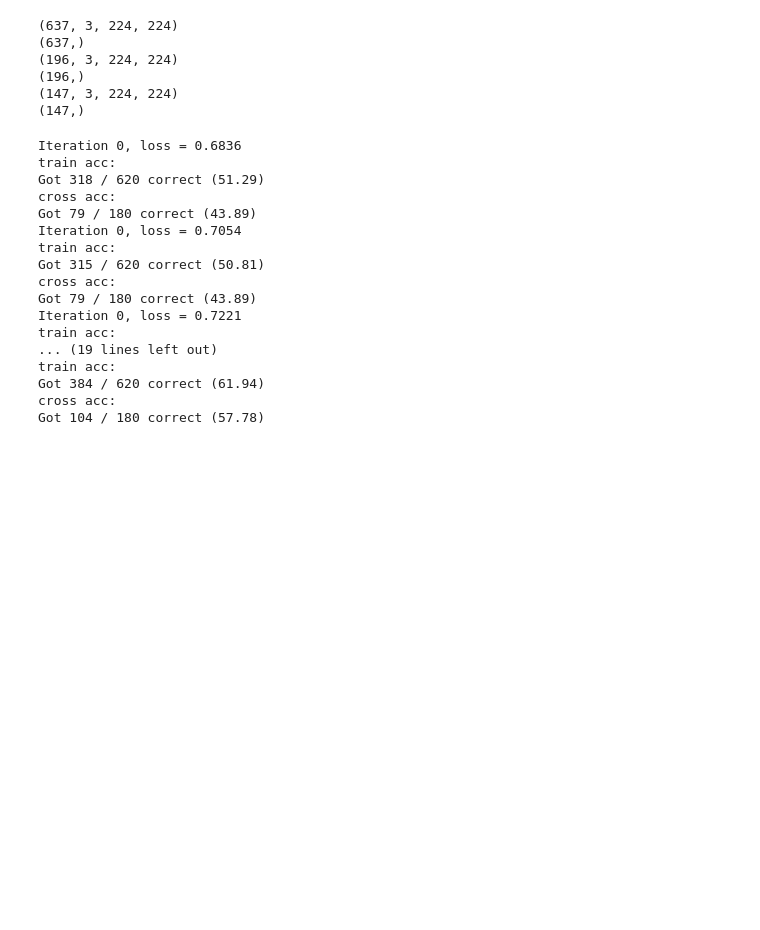
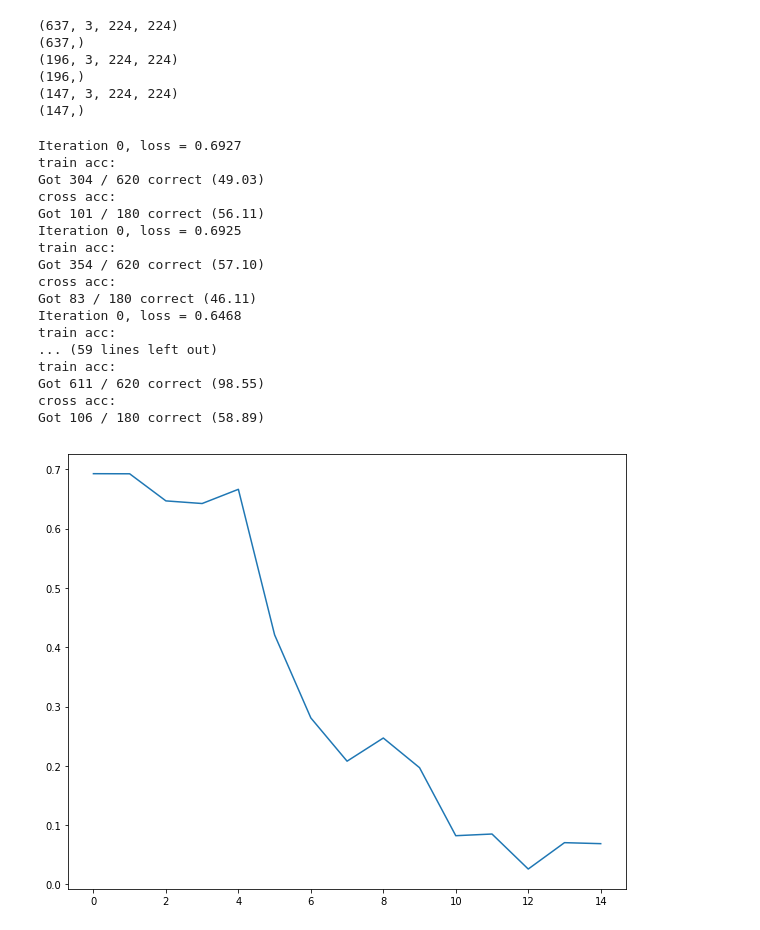
Before and after one commit to crw2998/231N-project, a Jupyter notebook: LSTM-attention-decreased-parameters.ipynb, the cells around one changed output. Saved outputs shown, nothing was run; the diff lists cells and outputs as text; code cells hidden in the pictures; blank space fills up the shorter version.

```diff
--- a/LSTM-attention-decreased-parameters.ipynb
+++ b/LSTM-attention-decreased-parameters.ipynb
@@ -159,8 +159,8 @@ def train(m, optimizer, epochs=15):
     return loss_arr
 # %%
 attn_channel_1 = 32
-attn_channel_2 = 96
-attn_channel_3 = 128
+attn_channel_2 = 64
+attn_channel_3 = 96
 n_class=2
 
 class FeatureExtraction(nn.Module):
@@ -199,7 +199,7 @@ class Downsample(nn.Module):
         return self.model(x)
 # %%
 n_class = 2
-C, H, W = 128, 28, 28
+C, H, W = 96, 28, 28
 
 class MapToClass(nn.Module):
     def __init__(self):
@@ -207,14 +207,14 @@ class MapToClass(nn.Module):
 
         self.model = nn.Sequential(
             Flatten(),
-            nn.Linear(second_downsample_layer * H * W, n_class),
+            nn.Linear(C * H * W, n_class),
         )
 
     def forward(self, x):
         return self.model(x)
 # %%
 filter_size=5
-C, H, W = 128, 28, 28
+C, H, W = 96, 28, 28
 
 class AttentiveConvLSTM(nn.Module):
     def __init__(self):
@@ -305,43 +305,44 @@ num_classes = 2
 model = nn.Sequential(
     FeatureExtraction(),
     AttentiveConvLSTM(), # outputs attention map
-    Downsample(),
+   # Downsample(),
     MapToClass(),
 )
 if USE_GPU:
     model = model.cuda()
 
 # # image generation (to see feature map), and also the way to forward pass
 # for t, (x, y) in enumerate(loader_train):
 #     img = model(Variable(x.float().type(dtypeFloat)))
 #     img = img[0].data.cpu().numpy()
 #     print (img.shape)
 #     imgplot = plt.imshow(img[100])
 #     break
 
 optimizer = optim.Adam(model.parameters(), lr = learning_rate)
 loss_arr = train(model, optimizer, 15)
 
 plt.rcParams['figure.figsize'] = (10.0, 8.0) # set default size of plots
 plt.rcParams['image.interpolation'] = 'nearest'
 plt.rcParams['image.cmap'] = 'gray'
 plt.plot(loss_arr)
 plt.show()
 # %% [output]
-Iteration 0, loss = 0.6836
+Iteration 0, loss = 0.6927
 train acc:
-Got 318 / 620 correct (51.29)
+Got 304 / 620 correct (49.03)
 cross acc:
-Got 79 / 180 correct (43.89)
-Iteration 0, loss = 0.7054
+Got 101 / 180 correct (56.11)
+Iteration 0, loss = 0.6925
 train acc:
-Got 315 / 620 correct (50.81)
+Got 354 / 620 correct (57.10)
 cross acc:
-Got 79 / 180 correct (43.89)
-Iteration 0, loss = 0.7221
+Got 83 / 180 correct (46.11)
+Iteration 0, loss = 0.6468
 train acc:
-... (19 lines left out)
+... (59 lines left out)
 train acc:
-Got 384 / 620 correct (61.94)
+Got 611 / 620 correct (98.55)
 cross acc:
-Got 104 / 180 correct (57.78)
+Got 106 / 180 correct (58.89)
+[figure, added]
```
Also changed, not shown: parts of 5 cells of this notebook.
